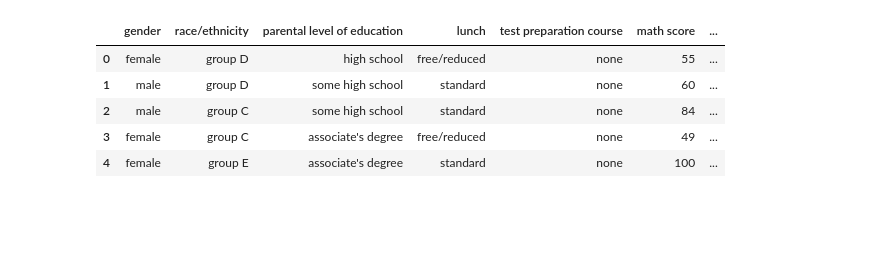
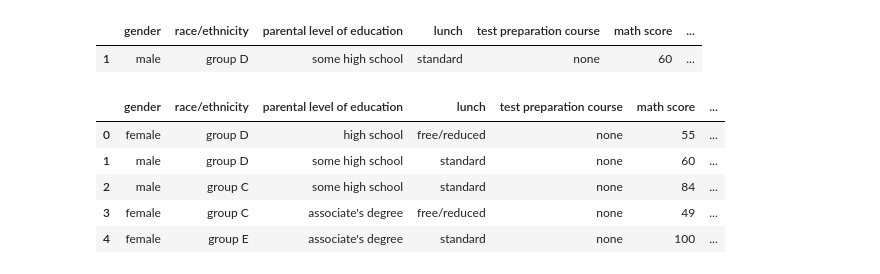
Before and after one commit to kyle1903/cuni_sw_project, a Jupyter notebook: pandas.ipynb, the cells around one changed output. Saved outputs shown, nothing was run; the diff lists cells and outputs as text; code cells hidden in the pictures; blank space fills up the shorter version.

```diff
--- a/pandas.ipynb
+++ b/pandas.ipynb
@@ -8,3 +22,16 @@ data = pd.read_csv('exams.csv')
+# %%
+# total score = average of the 3 existing scores.
+# It will be used to determine whether a student deserves to pass the whole test, not only an individual section of the test.
+
+data['total score'] = (data['math score']+data['reading score']+data['writing score'])/3
+data['total score'] = data['total score'].astype(int)
+data.sample()
+
+# grades?
+# total score distribution?  #students, #score
+# %% [output]
+|  | gender | race/ethnicity | parental level of education | lunch | test preparation course | math score | ... |
+| 1 | male | group D | some high school | standard | none | 60 | ... |
 # %%
 data.head()
 # %% [output]
```
Also changed, not shown: parts of 30 cells of this notebook.
